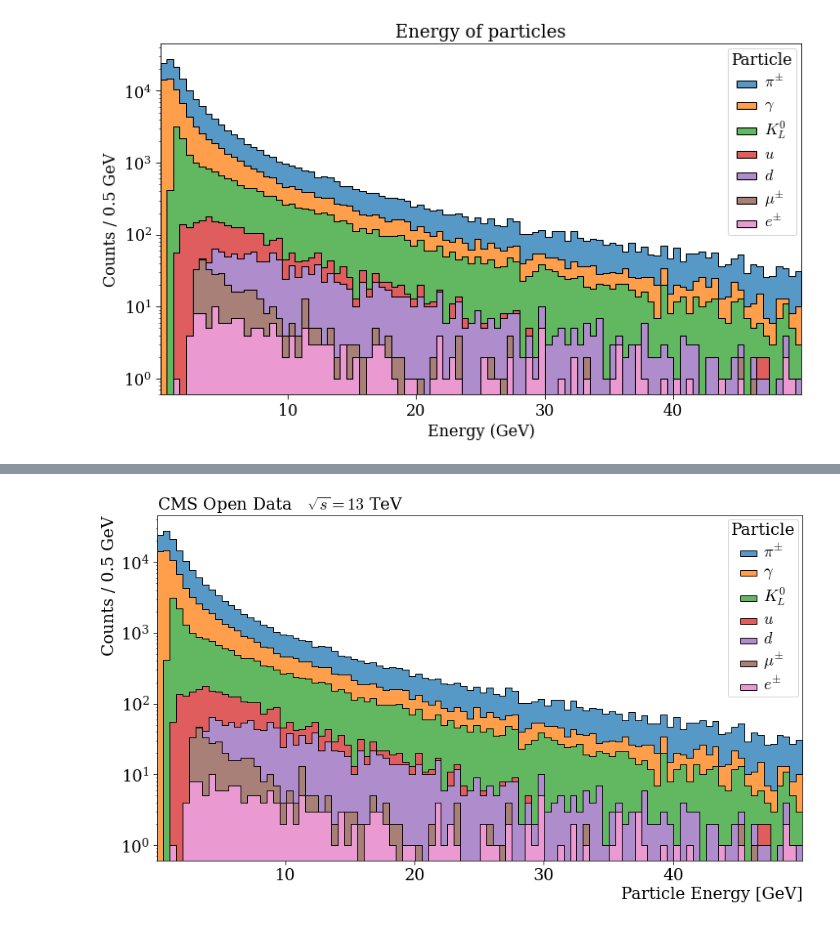
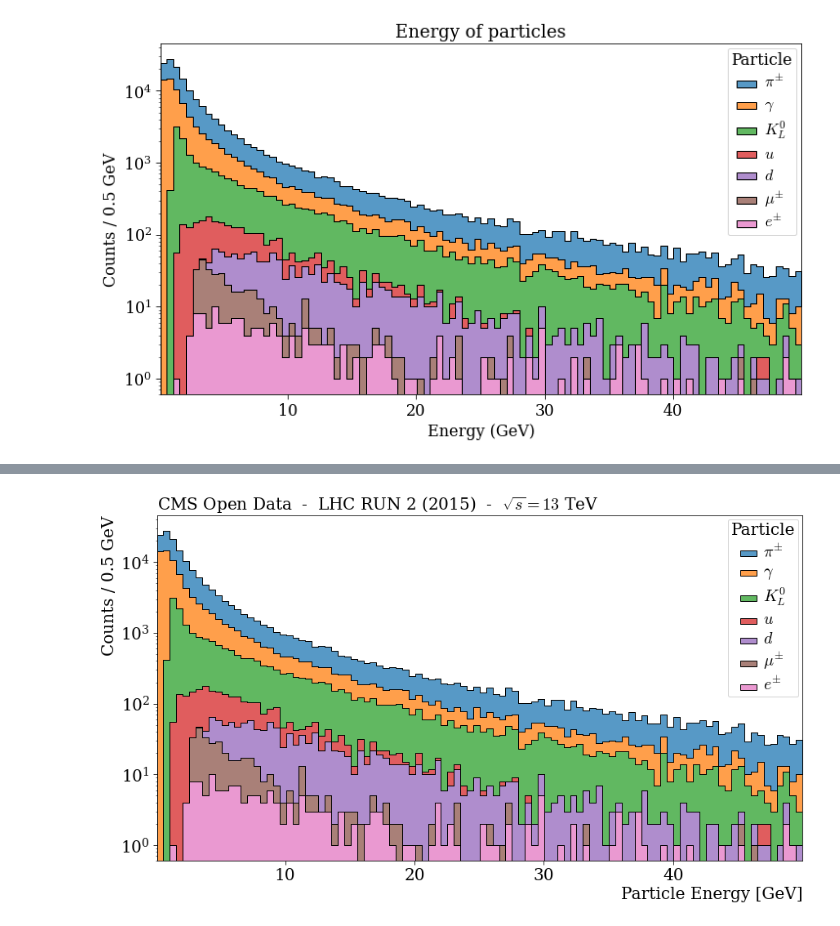
Before and after one commit to niklai99/jet-tagging, a Jupyter notebook: eda/particle_eda.ipynb, the cells around one changed output, grey strips where cells are left out. Cells and saved outputs as stored; diff of their text form; code cells hidden in the pictures.

```diff
--- a/eda/particle_eda.ipynb
+++ b/eda/particle_eda.ipynb
@@ -777,32 +1100,32 @@ binwidth = bins[1] - bins[0]
 fig = plt.figure(figsize=(12, 7), constrained_layout=True)
 
 ax = plot_1Dstack(
     data       = par_df["particleE"],
     hue        = par_df["particleName"],
     fig        = fig,
     bins       = bins,
     xlab       = "Energy (GeV)",
     ylab       = f"Counts / {binwidth:.1f} GeV",
     title      = "",
     fontsize   = FONTSIZE+4,
     legend     = True,
     legend_out = False,
 )
 
 ax.set_yscale("log")
 
 x_delta = (xmax - xmin) / 100 * 2 # x% of the x-axis range
 ax.set_xlim(xmin, xmax)
 
 # put the x label on the right instead of in the middle
 ax.set_xlabel("Particle Energy [GeV]", loc="right")
 ax.set_ylabel(f"Counts / {binwidth:.1f} GeV", loc="top")
 
-ax.set_title("CMS Open Data   $\sqrt{s}=13$ TeV", loc="left", fontsize=FONTSIZE+4)
+ax.set_title("CMS Open Data  -  LHC RUN 2 (2015)  -  $\sqrt{s}=13$ TeV", loc="left", fontsize=FONTSIZE+4)
 
 if SAVE_FIG:
     save_fig(fig, "particleE_hue.pdf")
 
 plt.show()
 # %% [output]
-[figure, old version]
+[figure, new version]
```
Also changed, not shown: parts of 4 cells of this notebook, 10 other files.
